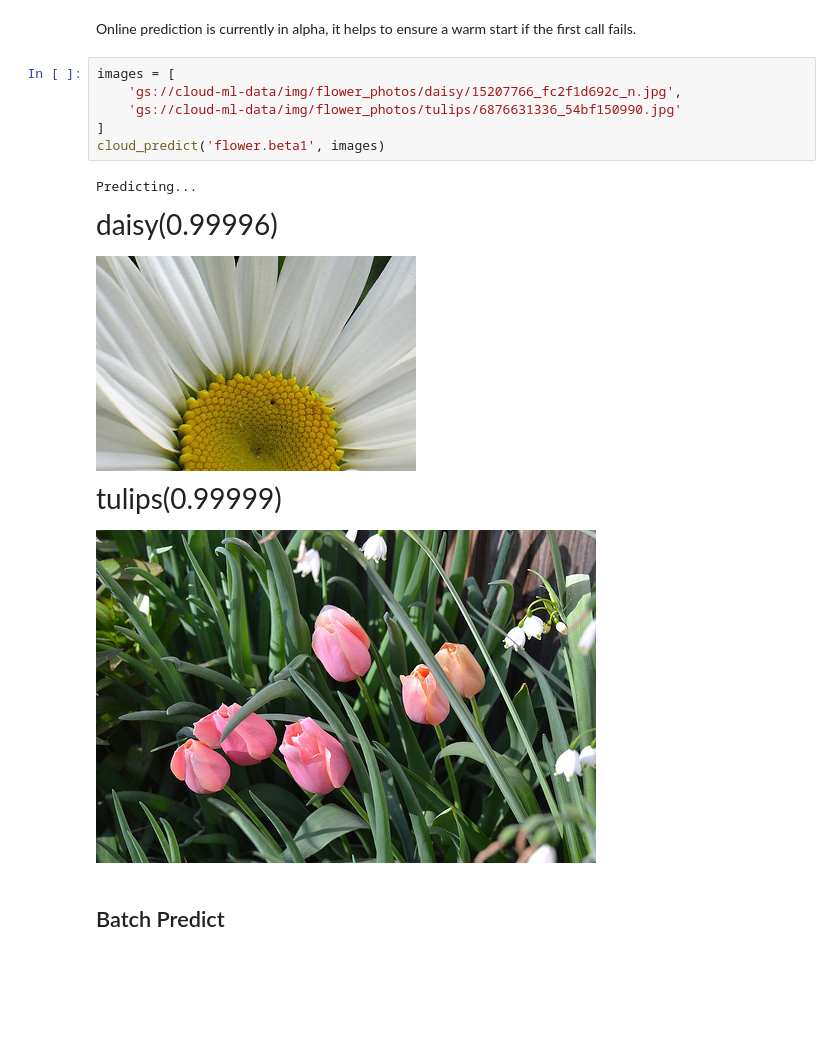
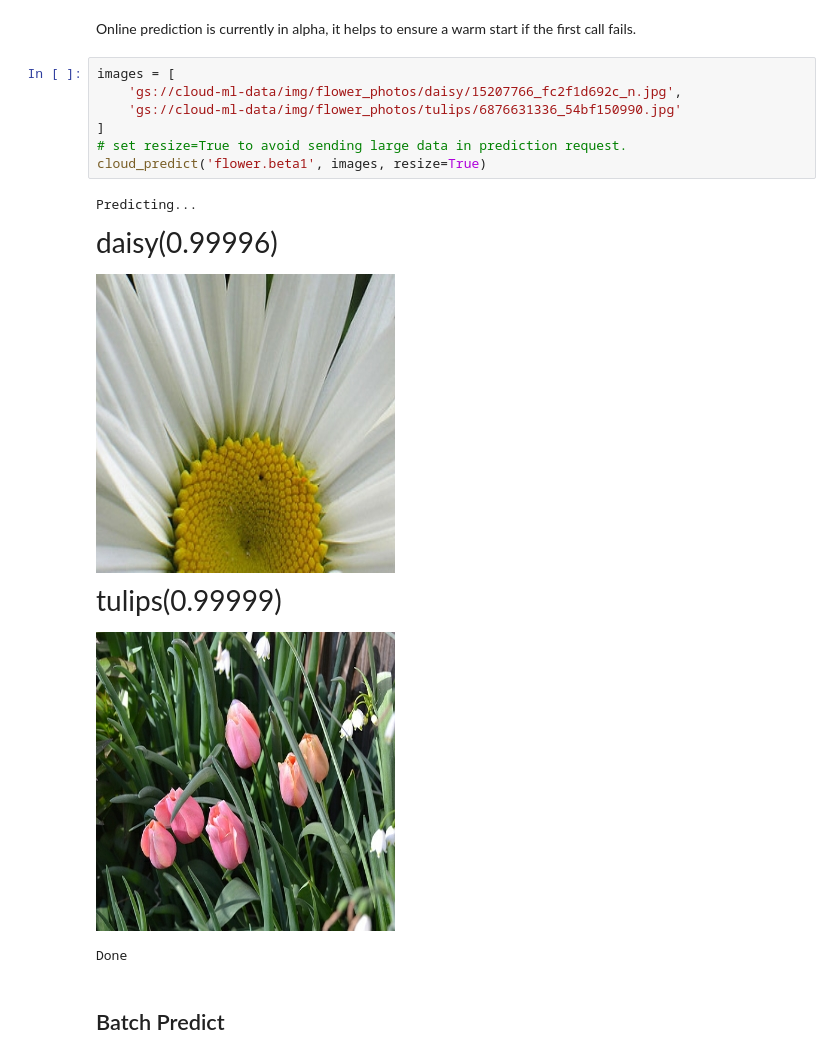
Before and after one commit to googledatalab/notebooks, a Jupyter notebook: hackathon/image/flower/Cloud.ipynb, the cells around one changed output. Saved outputs shown, nothing was run; the diff lists cells and outputs as text; blank space fills up the shorter version.

```diff
--- a/hackathon/image/flower/Cloud.ipynb
+++ b/hackathon/image/flower/Cloud.ipynb
@@ -101,15 +101,17 @@ Online prediction is currently in alpha, it helps to ensure a warm start if the
 # %%
 images = [
     'gs://cloud-ml-data/img/flower_photos/daisy/15207766_fc2f1d692c_n.jpg',
     'gs://cloud-ml-data/img/flower_photos/tulips/6876631336_54bf150990.jpg'
 ]
-cloud_predict('flower.beta1', images)
+# set resize=True to avoid sending large data in prediction request.
+cloud_predict('flower.beta1', images, resize=True)
 # %% [output]
 Predicting...
 daisy(0.99996)
-[figure, old version]
+[figure, new version]
 tulips(0.99999)
-[figure, old version]
+[figure, new version]
+Done
 # %% [markdown]
 ## Batch Predict
 # %%
```
Also changed, not shown: 2 other files.
